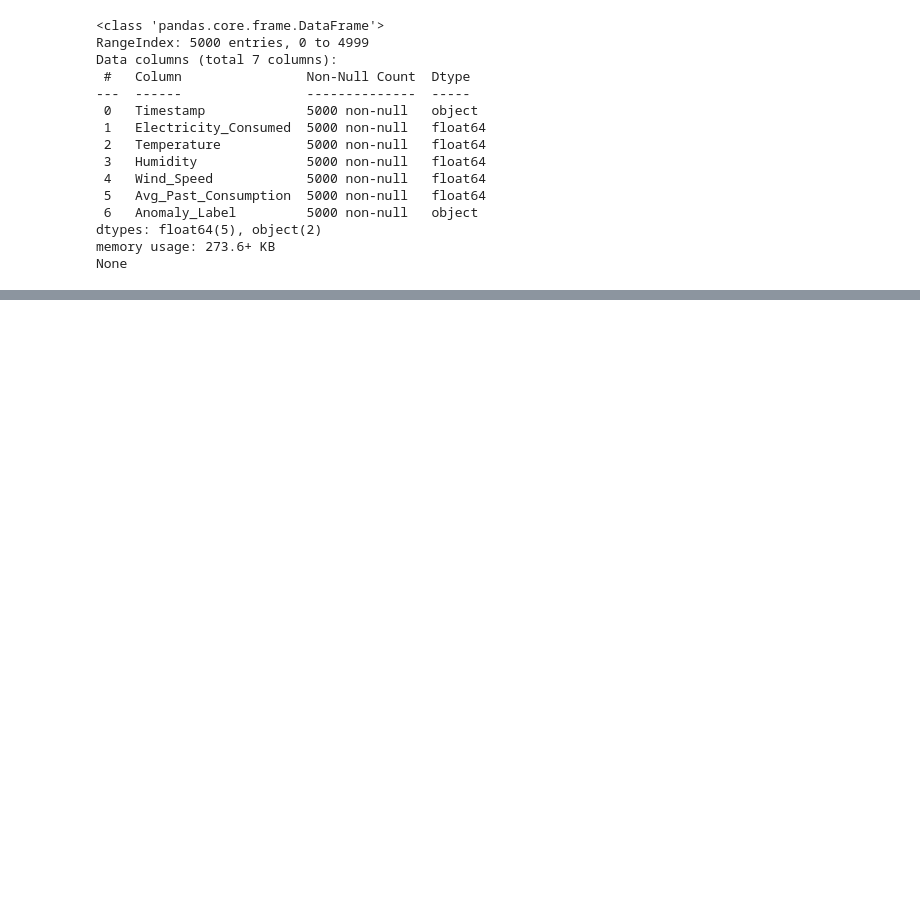
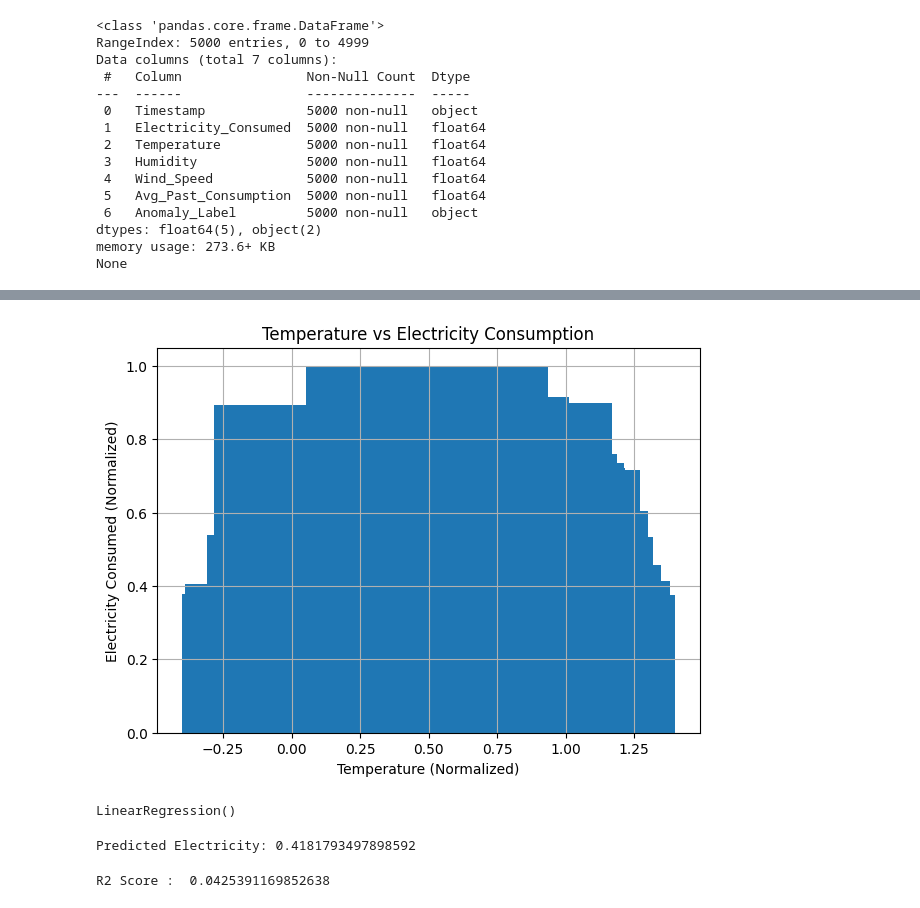
Before and after one commit to Thesushmit/Hack-o-week-sem6, a Jupyter notebook: week1/main.ipynb, the cells around one changed output, grey strips where cells are left out. Cells and saved outputs as stored; diff of their text form; code cells hidden in the pictures; blank space fills up the shorter version.

Commit message:
Model Training done

```diff
--- a/week1/main.ipynb
+++ b/week1/main.ipynb
@@ -124,0 +64,18 @@ fig.show()
+# %%
+x = df['Temperature']
+y = df['Electricity_Consumed']
+
+
+
+plt.figure(figsize=(7,5))
+plt.bar(x, y)
+
+
+plt.xlabel("Temperature (Normalized)")
+plt.ylabel("Electricity Consumed (Normalized)")
+plt.title("Temperature vs Electricity Consumption")
+plt.grid(True)
+
+plt.show()
+# %% [output]
+[figure, added]
@@ -124,0 +98,16 @@ fig.show()
+# %%
+model = LinearRegression()
+model.fit(X,Y)
+# %% [output]
+LinearRegression()
+# %%
+prediction = model.predict([[19, 0.65, 0.55, 0.40, df['MA_Electricity'].iloc[-1]]])
+
+print("Predicted Electricity:", prediction[0])
+# %% [output]
+Predicted Electricity: 0.4181793497898592
+# %%
+y_pred = model.predict(X)
+print("R2 Score : ", r2_score(Y,y_pred))
+# %% [output]
+R2 Score :  0.0425391169852638
```
Also changed, not shown: parts of 16 cells of this notebook, 1 other file.
